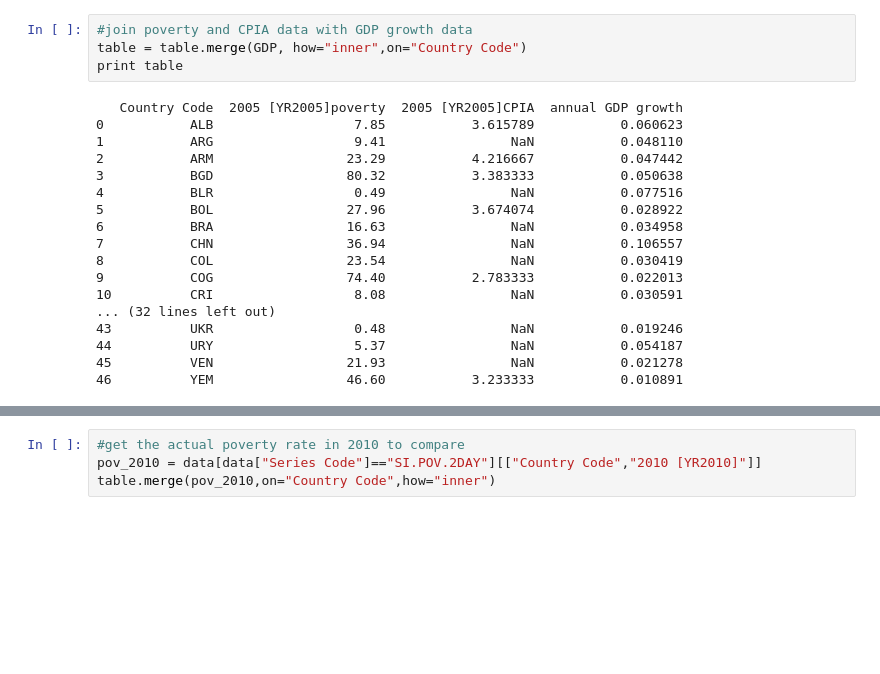
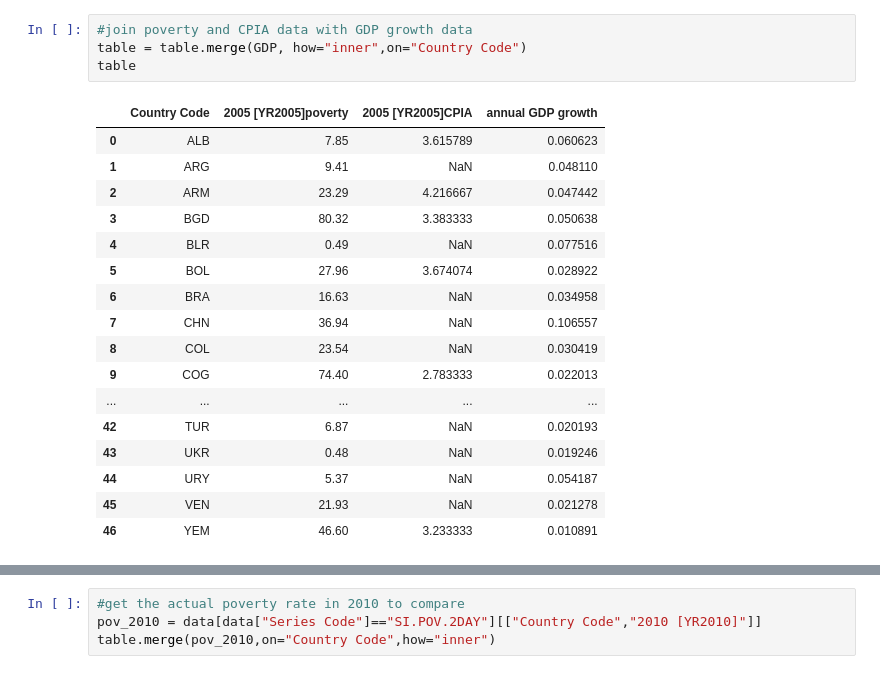
Before and after one commit to rachelboy/RAD, a Jupyter notebook: RAD table 1.ipynb, the cells around one changed output, grey strips where cells are left out. Saved outputs shown, nothing was run; the diff lists cells and outputs as text; blank space fills up the shorter version.

```diff
--- a/RAD table 1.ipynb
+++ b/RAD table 1.ipynb
@@ -132,25 +171,25 @@ print table
 # %%
 #join poverty and CPIA data with GDP growth data
 table = table.merge(GDP, how="inner",on="Country Code")
-print table
+table
 # %% [output]
-   Country Code  2005 [YR2005]poverty  2005 [YR2005]CPIA  annual GDP growth
-0           ALB                  7.85           3.615789           0.060623
-1           ARG                  9.41                NaN           0.048110
-2           ARM                 23.29           4.216667           0.047442
-3           BGD                 80.32           3.383333           0.050638
-4           BLR                  0.49                NaN           0.077516
-5           BOL                 27.96           3.674074           0.028922
-6           BRA                 16.63                NaN           0.034958
-7           CHN                 36.94                NaN           0.106557
-8           COL                 23.54                NaN           0.030419
-9           COG                 74.40           2.783333           0.022013
-10          CRI                  8.08                NaN           0.030591
-... (32 lines left out)
-43          UKR                  0.48                NaN           0.019246
-44          URY                  5.37                NaN           0.054187
-45          VEN                 21.93                NaN           0.021278
-46          YEM                 46.60           3.233333           0.010891
+|  | Country Code | 2005 [YR2005]poverty | 2005 [YR2005]CPIA | annual GDP growth |
+| 0 | ALB | 7.85 | 3.615789 | 0.060623 |
+| 1 | ARG | 9.41 | NaN | 0.048110 |
+| 2 | ARM | 23.29 | 4.216667 | 0.047442 |
+| 3 | BGD | 80.32 | 3.383333 | 0.050638 |
+| 4 | BLR | 0.49 | NaN | 0.077516 |
+| 5 | BOL | 27.96 | 3.674074 | 0.028922 |
+| 6 | BRA | 16.63 | NaN | 0.034958 |
+| 7 | CHN | 36.94 | NaN | 0.106557 |
+| 8 | COL | 23.54 | NaN | 0.030419 |
+| 9 | COG | 74.40 | 2.783333 | 0.022013 |
+| ... | ... | ... | ... | ... |
+| 42 | TUR | 6.87 | NaN | 0.020193 |
+| 43 | UKR | 0.48 | NaN | 0.019246 |
+| 44 | URY | 5.37 | NaN | 0.054187 |
+| 45 | VEN | 21.93 | NaN | 0.021278 |
+| 46 | YEM | 46.60 | 3.233333 | 0.010891 |
 # %%
 #calculate the project poverty in 2012 with a elasticity of poverty of 2
 table["poverty 2010"] = table.apply(lambda row: row["2005 [YR2005]poverty"]*((1-(2*row["annual GDP growth"]))**5),axis=1)
```
Also changed, not shown: parts of 9 cells of this notebook.
